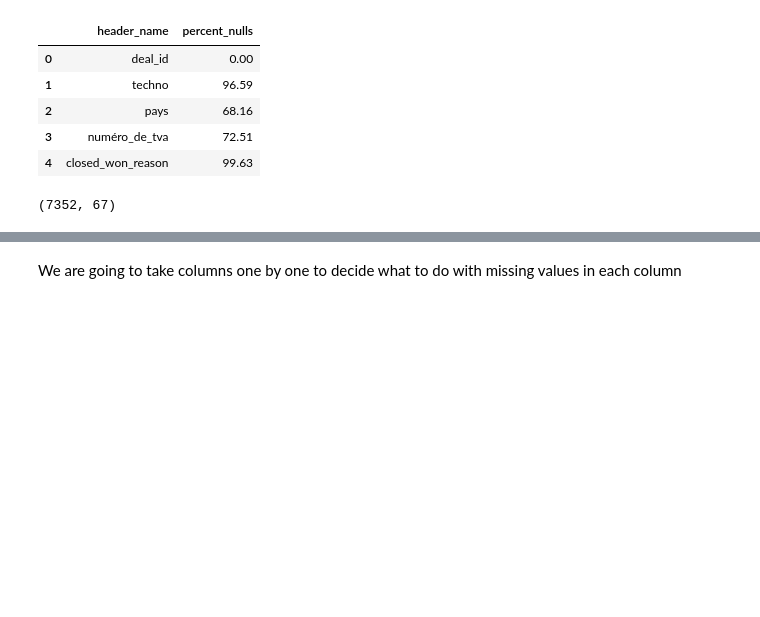
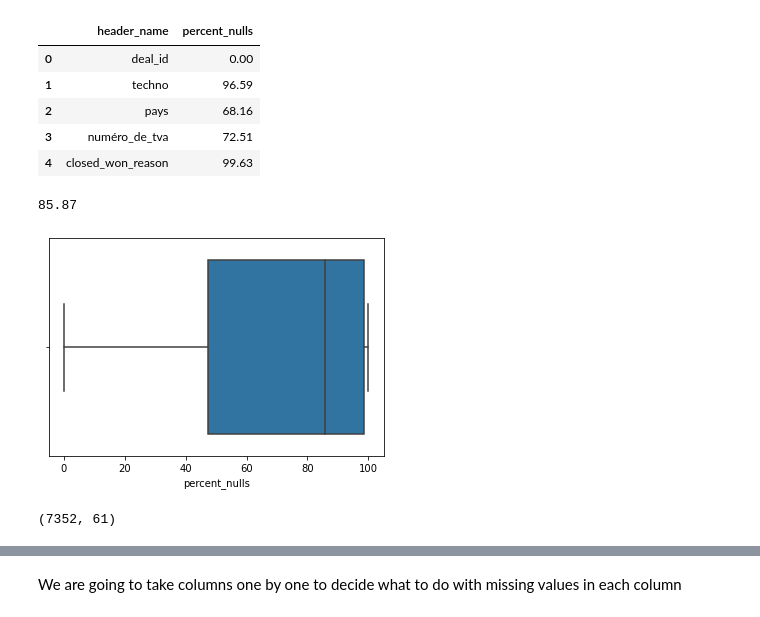
Before and after one commit to audedef/crm_project_ironhack, a Jupyter notebook: cleaning_deals.ipynb, the cells around one changed output, grey strips where cells are left out. Drawn from its saved outputs; the diff is of its cells as text; code cells hidden in the pictures; blank space fills up the shorter version.

```diff
--- a/cleaning_deals.ipynb
+++ b/cleaning_deals.ipynb
@@ -206,13 +213,22 @@ nulls_col.head()
 | 2 | pays | 68.16 |
 | 3 | numéro_de_tva | 72.51 |
 | 4 | closed_won_reason | 99.63 |
+# %%
+nulls_col.percent_nulls.median()
+# %% [output]
+85.87
+# %%
+sns.boxplot(x = nulls_col.percent_nulls)
+plt.show()
+# %% [output]
+[figure, added]
 # %%
 # columns to drop :
-columns_drop = nulls_col[nulls_col['percent_nulls']>90]['header_name']
+columns_drop = nulls_col[nulls_col['percent_nulls']>80]['header_name']
 crm_deals = crm_deals.drop(columns_drop, axis=1)
 crm_deals.shape
 # %% [output]
-(7352, 67)
+(7352, 61)
 # %%
 crm_deals.head()
 # %% [output]
```
Also changed, not shown: parts of 112 cells of this notebook, 3 other files.
